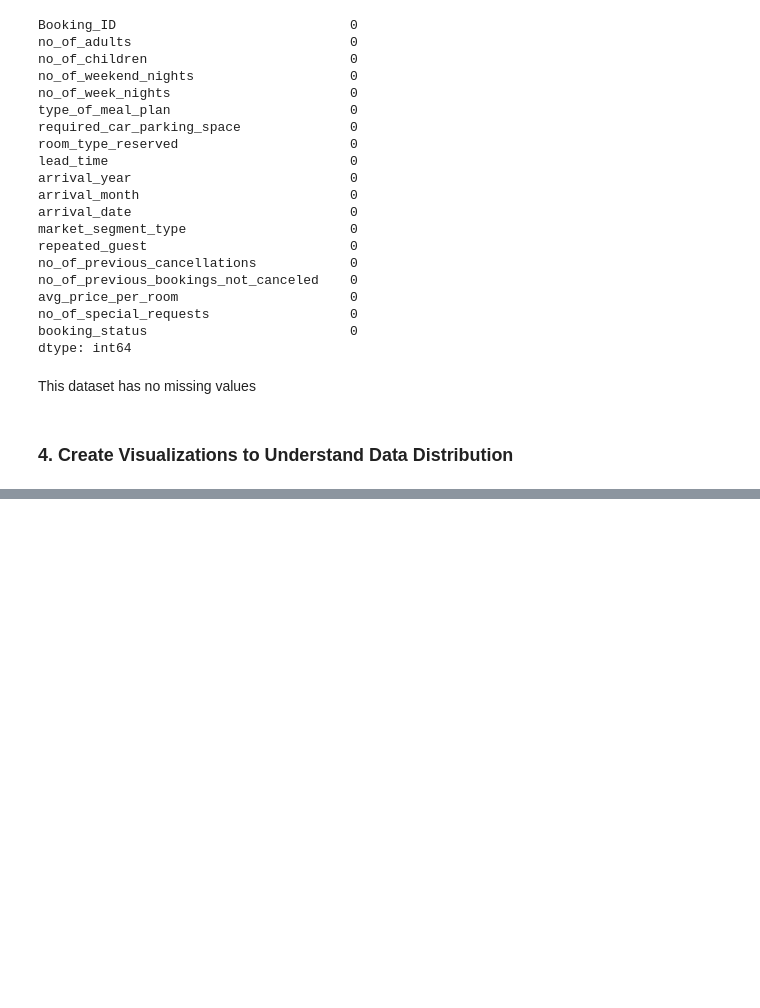
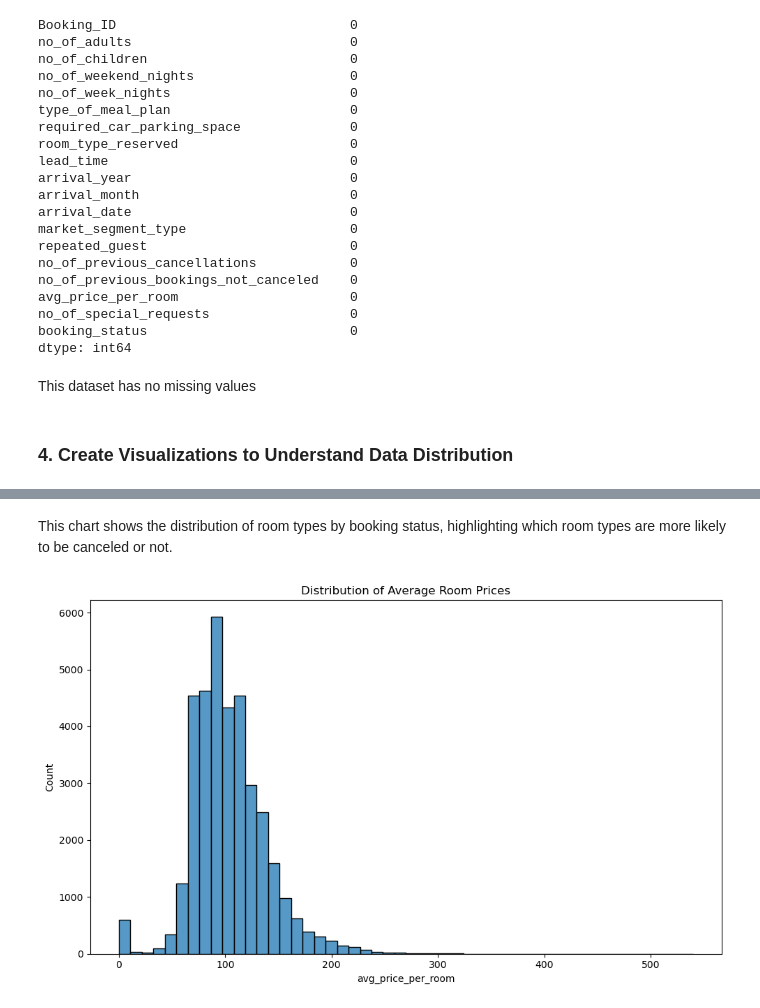
Before and after one commit to James-tech4/JAMES-PHASE-3-DSPT-8-PROJECT, a Jupyter notebook: project.ipynb, the cells around one changed output, grey strips where cells are left out. Drawn from its saved outputs; the diff is of its cells as text; code cells hidden in the pictures; blank space fills up the shorter version.

```diff
--- a/project.ipynb
+++ b/project.ipynb
@@ -192,0 +205,11 @@ This dataset has no missing values
+# %% [markdown]
+This chart shows the distribution of room types by booking status, highlighting which room types are more likely to be canceled or not.
+# %%
+#Average Room Price Distribution
+plt.figure(figsize=(10, 6))
+sns.histplot(data=df, x='avg_price_per_room', bins=50)
+plt.title('Distribution of Average Room Prices')
+plt.tight_layout()
+plt.show()
+# %% [output]
+[figure, added]
```
Also changed, not shown: parts of 8 cells of this notebook.
